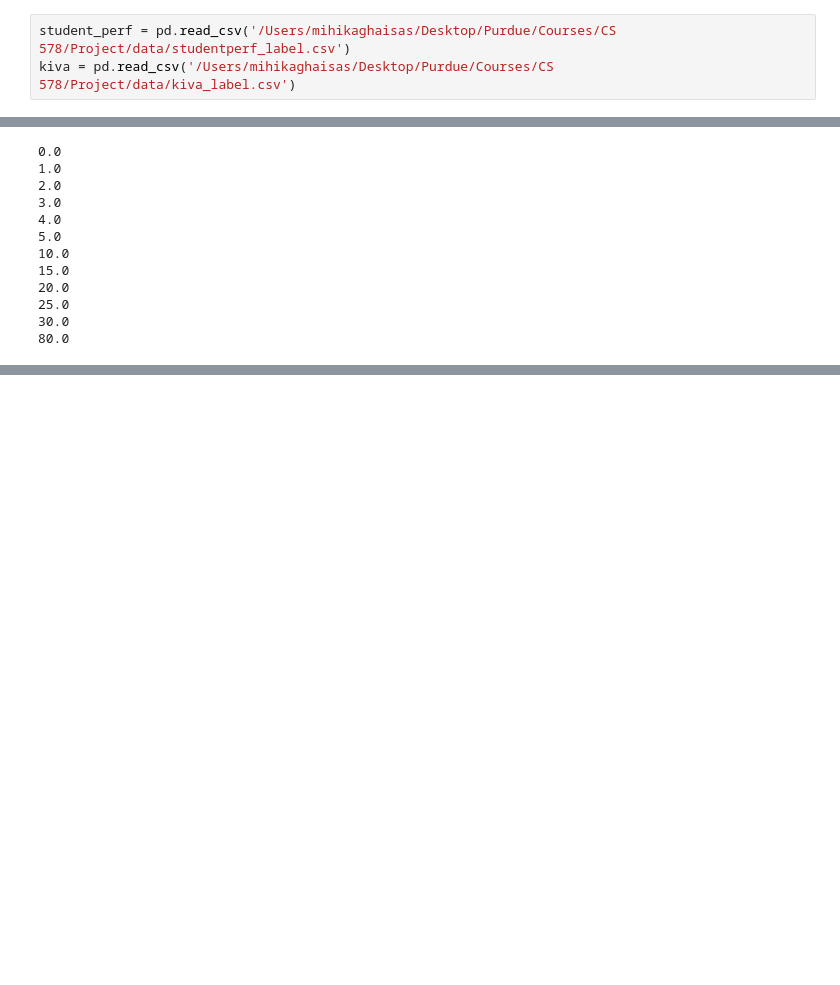
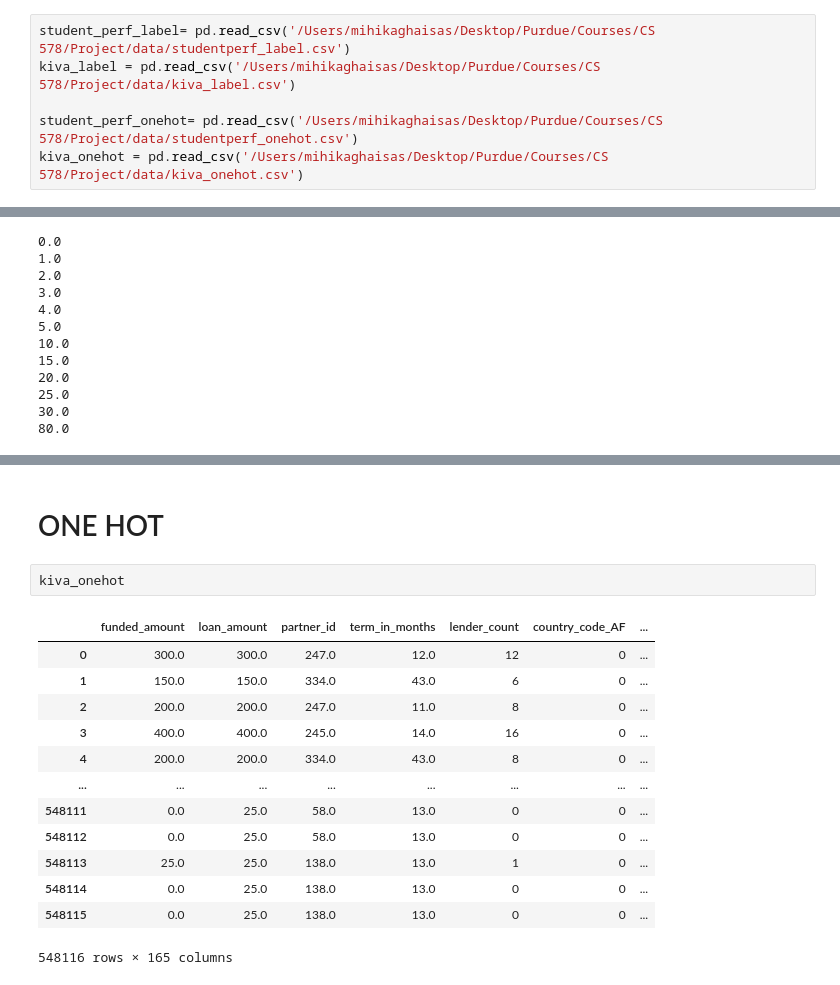
Before and after one commit to jojimmy1/BiasMitigation, a Jupyter notebook: In_processing_draft.ipynb, the cells around one changed output, grey strips where cells are left out. Saved outputs shown, nothing was run; the diff lists cells and outputs as text; blank space fills up the shorter version.

```diff
--- a/In_processing_draft.ipynb
+++ b/In_processing_draft.ipynb
@@ -11,5 +11,8 @@ from sklearn.preprocessing import LabelEncoder
 import matplotlib.pyplot as plt
 from sklearn.model_selection import train_test_split
 # %%
-student_perf = pd.read_csv('/Users/mihikaghaisas/Desktop/Purdue/Courses/CS 578/Project/data/studentperf_label.csv')
-kiva = pd.read_csv('/Users/mihikaghaisas/Desktop/Purdue/Courses/CS 578/Project/data/kiva_label.csv')
+student_perf_label= pd.read_csv('/Users/mihikaghaisas/Desktop/Purdue/Courses/CS 578/Project/data/studentperf_label.csv')
+kiva_label = pd.read_csv('/Users/mihikaghaisas/Desktop/Purdue/Courses/CS 578/Project/data/kiva_label.csv')
+
+student_perf_onehot= pd.read_csv('/Users/mihikaghaisas/Desktop/Purdue/Courses/CS 578/Project/data/studentperf_onehot.csv')
+kiva_onehot = pd.read_csv('/Users/mihikaghaisas/Desktop/Purdue/Courses/CS 578/Project/data/kiva_onehot.csv')
@@ -612,0 +619,18 @@ eta_accu
+# %% [markdown]
+# ONE HOT
+# %%
+kiva_onehot
+# %% [output]
+|  | funded_amount | loan_amount | partner_id | term_in_months | lender_count | country_code_AF | ... |
+| 0 | 300.0 | 300.0 | 247.0 | 12.0 | 12 | 0 | ... |
+| 1 | 150.0 | 150.0 | 334.0 | 43.0 | 6 | 0 | ... |
+| 2 | 200.0 | 200.0 | 247.0 | 11.0 | 8 | 0 | ... |
+| 3 | 400.0 | 400.0 | 245.0 | 14.0 | 16 | 0 | ... |
+| 4 | 200.0 | 200.0 | 334.0 | 43.0 | 8 | 0 | ... |
+| ... | ... | ... | ... | ... | ... | ... | ... |
+| 548111 | 0.0 | 25.0 | 58.0 | 13.0 | 0 | 0 | ... |
+| 548112 | 0.0 | 25.0 | 58.0 | 13.0 | 0 | 0 | ... |
+| 548113 | 25.0 | 25.0 | 138.0 | 13.0 | 1 | 0 | ... |
+| 548114 | 0.0 | 25.0 | 138.0 | 13.0 | 0 | 0 | ... |
+| 548115 | 0.0 | 25.0 | 138.0 | 13.0 | 0 | 0 | ... |
+548116 rows × 165 columns
```
Also changed, not shown: parts of 58 cells of this notebook.
